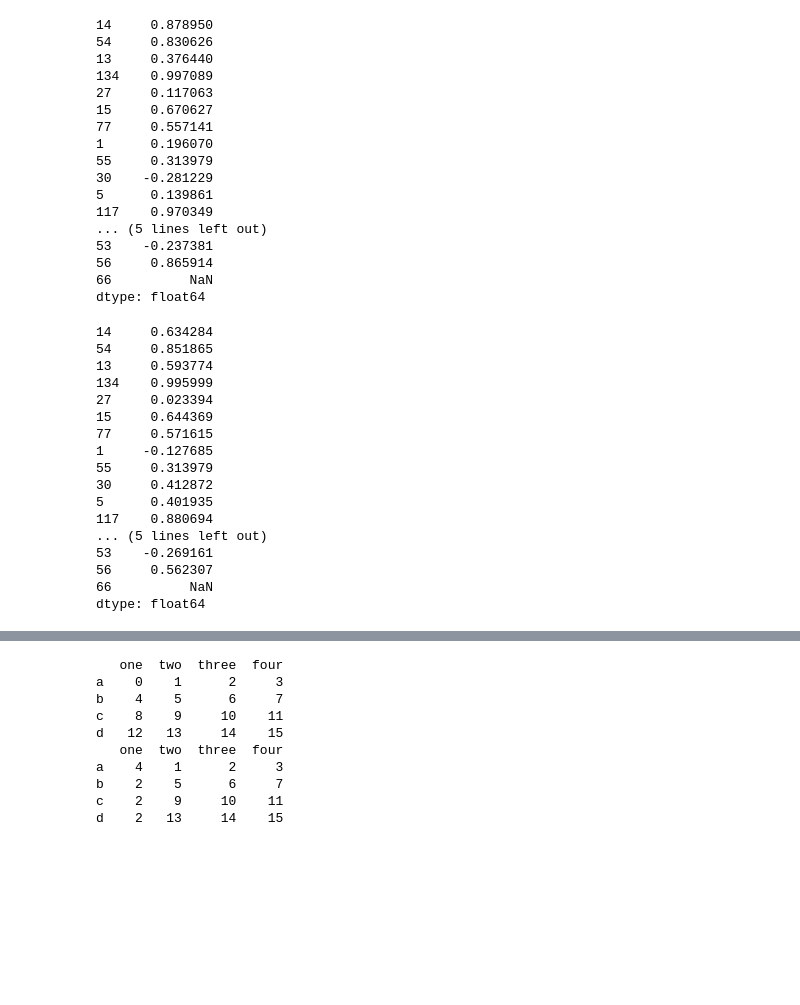
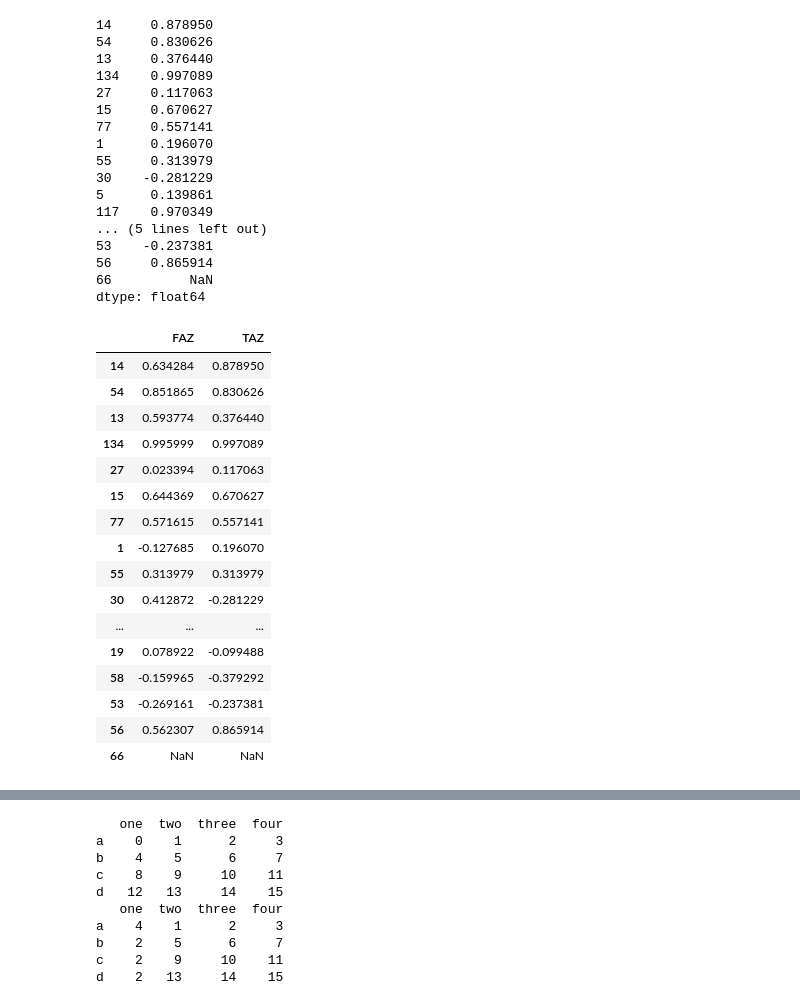
Before and after one commit to atg205/VoteMax, a Jupyter notebook: model_survey.ipynb, the cells around one changed output, grey strips where cells are left out. Cells and saved outputs as stored; diff of their text form; code cells hidden in the pictures; blank space fills up the shorter version.

```diff
--- a/model_survey.ipynb
+++ b/model_survey.ipynb
@@ -361,22 +363,25 @@ df_survey.corrwith(dfs_taz_all,axis = 0)
 66          NaN
 dtype: float64
 # %%
-df_survey.corrwith(dfs_faz_all, axis = 0)
+faz_corr = df_survey.corrwith(dfs_faz_all, axis = 0)
-# %% [output]
-14     0.634284
-54     0.851865
-13     0.593774
-134    0.995999
-27     0.023394
-15     0.644369
-77     0.571615
-1     -0.127685
-55     0.313979
-30     0.412872
-5      0.401935
-117    0.880694
-... (5 lines left out)
-53    -0.269161
-56     0.562307
-66          NaN
-dtype: float64
+# %%
+corr_df = pd.DataFrame({"FAZ": faz_corr, "TAZ": taz_corr})
+corr_df
+# %% [output]
+|  | FAZ | TAZ |
+| 14 | 0.634284 | 0.878950 |
+| 54 | 0.851865 | 0.830626 |
+| 13 | 0.593774 | 0.376440 |
+| 134 | 0.995999 | 0.997089 |
+| 27 | 0.023394 | 0.117063 |
+| 15 | 0.644369 | 0.670627 |
+| 77 | 0.571615 | 0.557141 |
+| 1 | -0.127685 | 0.196070 |
+| 55 | 0.313979 | 0.313979 |
+| 30 | 0.412872 | -0.281229 |
+| ... | ... | ... |
+| 19 | 0.078922 | -0.099488 |
+| 58 | -0.159965 | -0.379292 |
+| 53 | -0.269161 | -0.237381 |
+| 56 | 0.562307 | 0.865914 |
+| 66 | NaN | NaN |
```
Also changed, not shown: parts of 5 cells of this notebook.
